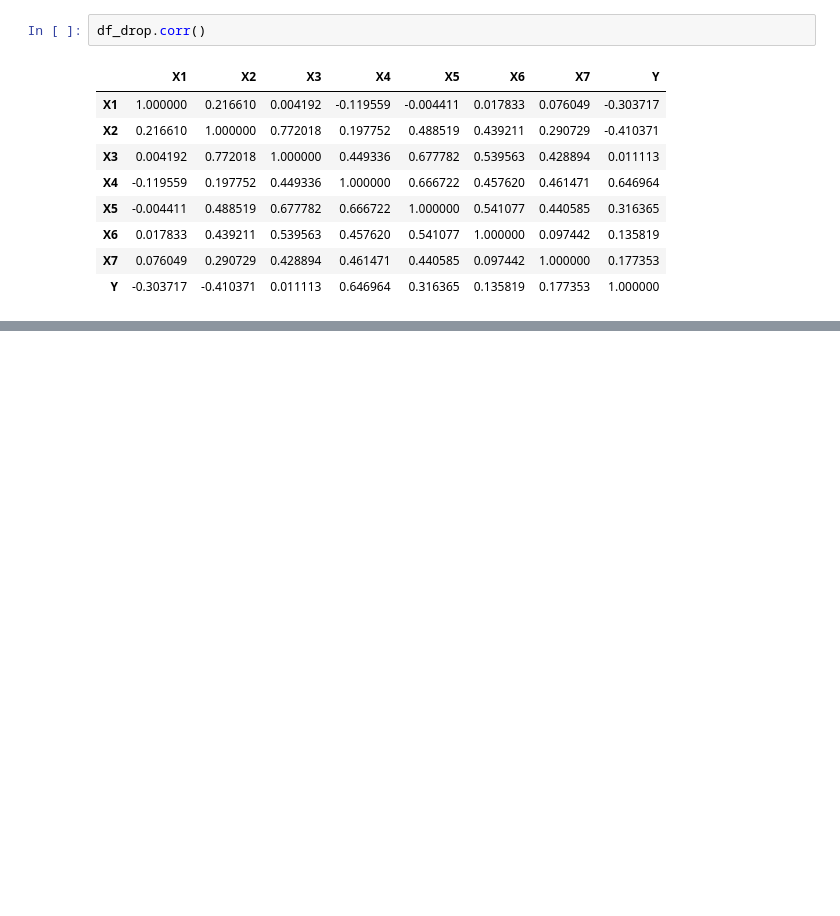
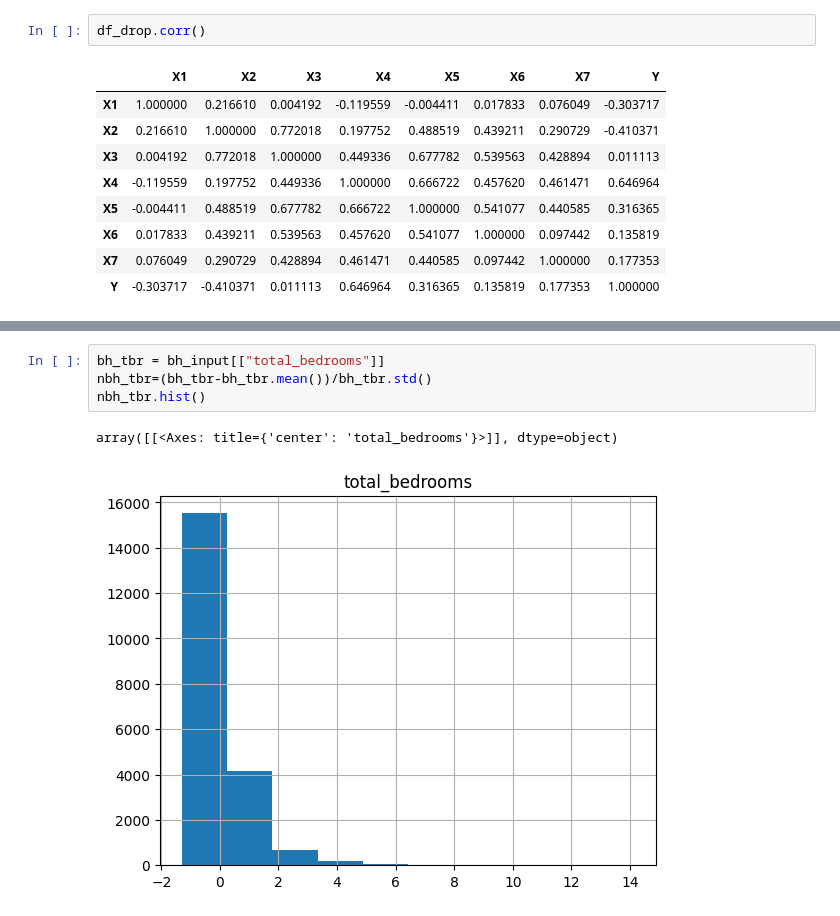
Before and after one commit to romaricoflores/bida406-predictive-analytics, a Jupyter notebook: week2/week2-notes.ipynb, the cells around one changed output, grey strips where cells are left out. Drawn from its saved outputs; the diff is of its cells as text; blank space fills up the shorter version.

```diff
--- a/week2/week2-notes.ipynb
+++ b/week2/week2-notes.ipynb
@@ -223,0 +299,7 @@ df_drop.corr()
+# %%
+bh_tbr = bh_input[["total_bedrooms"]]
+nbh_tbr=(bh_tbr-bh_tbr.mean())/bh_tbr.std()
+nbh_tbr.hist()
+# %% [output]
+array([[<Axes: title={'center': 'total_bedrooms'}>]], dtype=object)
+[figure, added]
```
Also changed, not shown: parts of 6 cells of this notebook, 1 other file.
